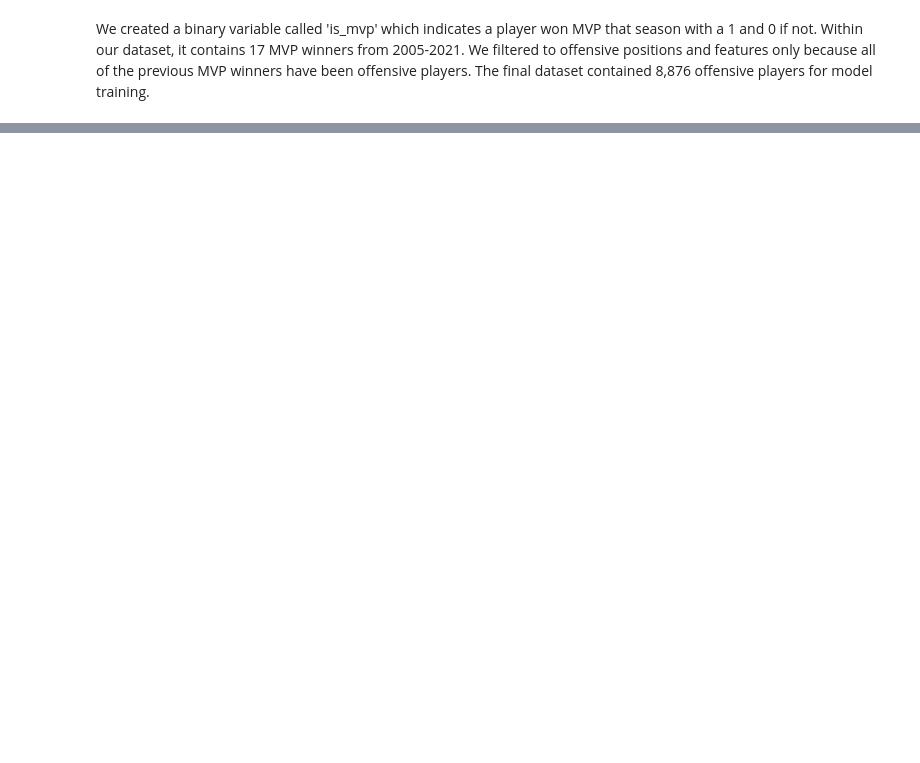
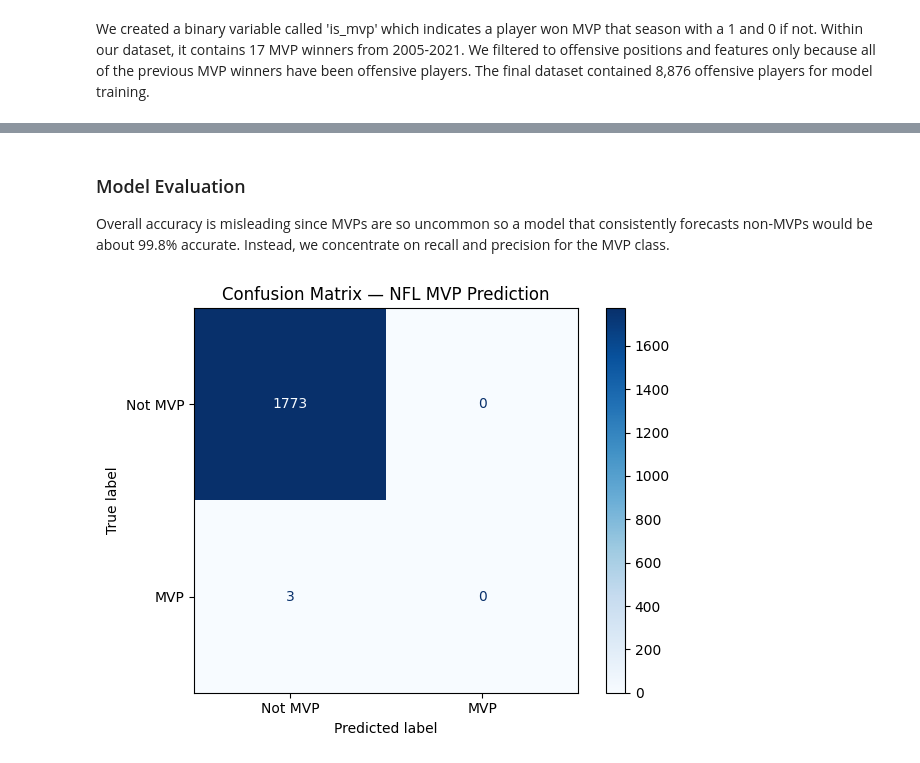
Before and after one commit to Eduardo0961/Eduardo0961.github.io, a Jupyter notebook: CMSC320_Final_Tutorial a.ipynb, the cells around one changed output, grey strips where cells are left out. Cells and saved outputs as stored; diff of their text form; code cells hidden in the pictures; blank space fills up the shorter version.

```diff
--- a/CMSC320_Final_Tutorial a.ipynb
+++ b/CMSC320_Final_Tutorial a.ipynb
@@ -324,0 +330,15 @@ We created a binary variable called 'is_mvp' which indicates a player won MVP th
+# %%
+from sklearn.model_selection import train_test_split
+from sklearn.ensemble import RandomForestClassifier
+from sklearn.metrics import classification_report, confusion_matrix, ConfusionMatrixDisplay
+
+# train/test split
+# stratify keeps MVP winners in both splits
+X_train, X_test, Y_train, Y_test = train_test_split(
+    X, Y, test_size=0.2, random_state=42, stratify=Y
+)
+
+print(f"Training set size: {len(X_train)}")
+print(f"Test set size: {len(X_test)}")
+print(f"MVP winners in training set: {Y_train.sum()}")
+print(f"MVP winners in test set: {Y_test.sum()}")
@@ -324,0 +354,8 @@ We created a binary variable called 'is_mvp' which indicates a player won MVP th
+# %%
+# train random forest with balanced class weights
+model = RandomForestClassifier(n_estimators=200, class_weight='balanced', random_state=42)
+model.fit(X_train, Y_train)
+
+print("successful training.")
+print(f"number of trees: {model.n_estimators}")
+print(f"features used: {list(X.columns)}")
@@ -324,0 +370,6 @@ We created a binary variable called 'is_mvp' which indicates a player won MVP th
+# %%
+# evaluate
+Y_pred = model.predict(X_test)
+
+print("classification Report:")
+print(classification_report(Y_test, Y_pred, target_names=['Not MVP', 'MVP'], zero_division=0))
@@ -324,0 +386,14 @@ We created a binary variable called 'is_mvp' which indicates a player won MVP th
+# %% [markdown]
+### Model Evaluation
+
+Overall accuracy is misleading since MVPs are so uncommon so a model that consistently forecasts non-MVPs would be about 99.8% accurate. Instead, we concentrate on recall and precision for the MVP class.
+# %%
+# confusion matrix
+cm = confusion_matrix(Y_test, Y_pred)
+disp = ConfusionMatrixDisplay(confusion_matrix=cm, display_labels=['Not MVP', 'MVP'])
+disp.plot(cmap='Blues')
+plt.title('Confusion Matrix — NFL MVP Prediction')
+plt.tight_layout()
+plt.show()
+# %% [output]
+[figure, added]
```
Also changed, not shown: parts of 14 cells of this notebook, 44 other files.
